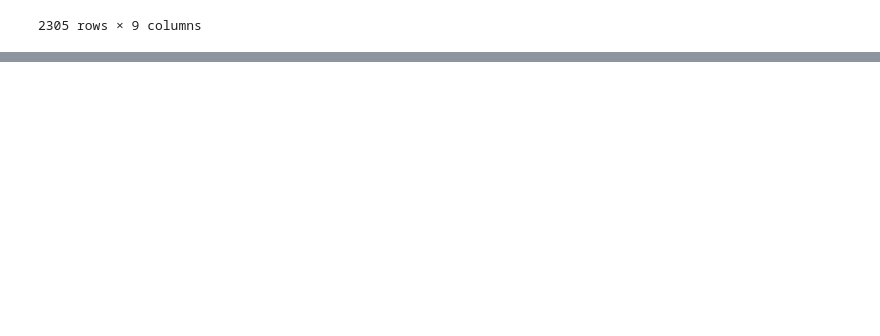
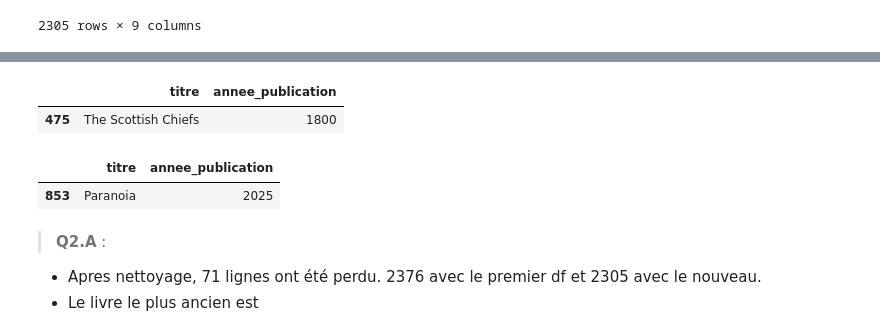
Before and after one commit to smarjane/TP-livres-data, a Jupyter notebook: TP_Livre.ipynb, the cells around one changed output, grey strips where cells are left out. Drawn from its saved outputs; the diff is of its cells as text; code cells hidden in the pictures; blank space fills up the shorter version.

```diff
--- a/TP_Livre.ipynb
+++ b/TP_Livre.ipynb
@@ -434,0 +542,13 @@ df_nettoyage
+# %%
+cols = ['titre', 'annee_publication']
+display(df_nettoyage.sort_values('annee_publication')[cols].head(1))
+display(df_nettoyage.sort_values('annee_publication', ascending=False)[cols].head(1)) # decroisssant car ascending false
+# %% [output]
+|  | titre | annee_publication |
+| 475 | The Scottish Chiefs | 1800 |
+|  | titre | annee_publication |
+| 853 | Paranoia | 2025 |
+# %% [markdown]
+> **Q2.A** :
+- Apres nettoyage, 71 lignes ont été perdu. 2376 avec le premier df et 2305 avec le nouveau.
+- Le livre le plus ancien est
```
Also changed, not shown: parts of 10 cells of this notebook.
